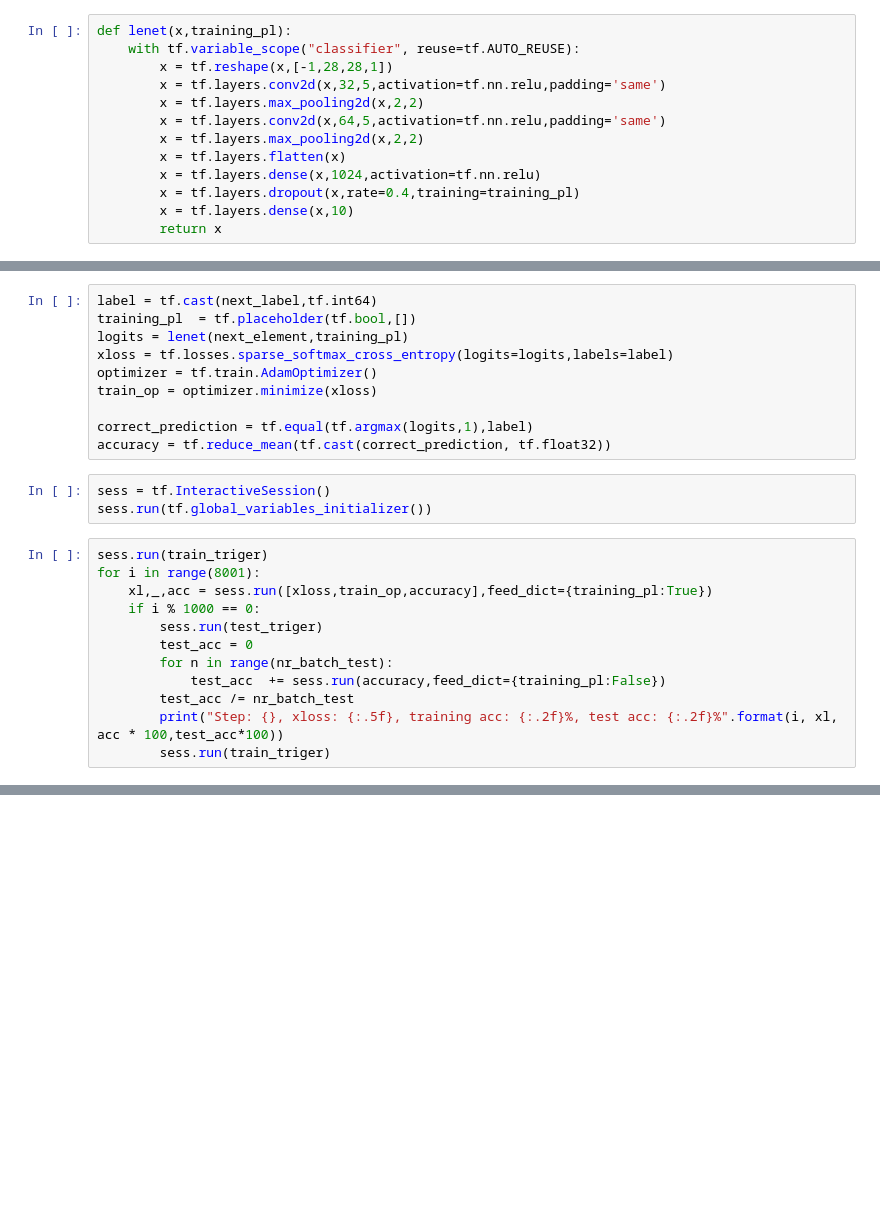
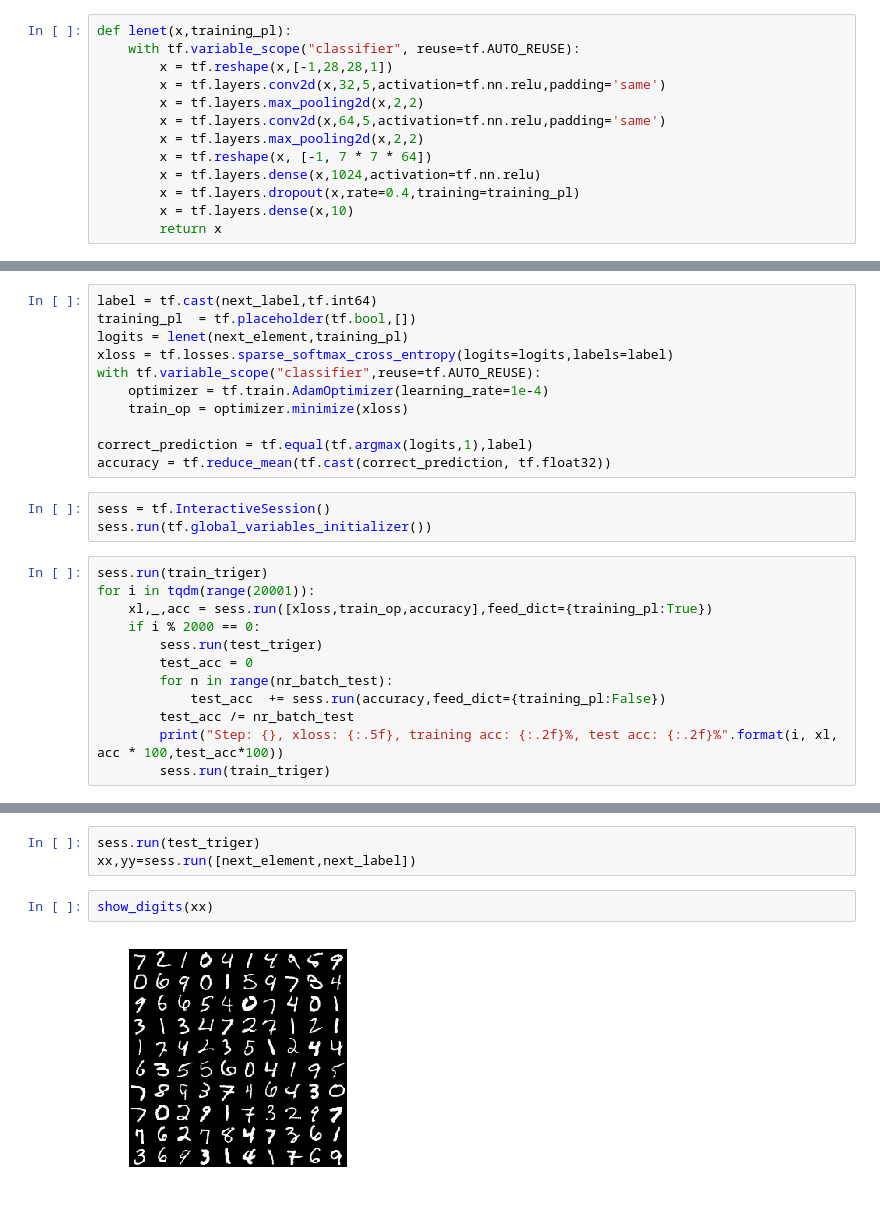
Before and after one commit to bruno-31/toy_ssl, a Jupyter notebook: mnsit-net.ipynb, the cells around one changed output, grey strips where cells are left out. Cells and saved outputs as stored; diff of their text form; blank space fills up the shorter version.

```diff
--- a/mnsit-net.ipynb
+++ b/mnsit-net.ipynb
@@ -79,7 +77,7 @@ def lenet(x,training_pl):
         x = tf.layers.max_pooling2d(x,2,2)
         x = tf.layers.conv2d(x,64,5,activation=tf.nn.relu,padding='same')
         x = tf.layers.max_pooling2d(x,2,2)
-        x = tf.layers.flatten(x)
+        x = tf.reshape(x, [-1, 7 * 7 * 64])
         x = tf.layers.dense(x,1024,activation=tf.nn.relu)
         x = tf.layers.dropout(x,rate=0.4,training=training_pl)
         x = tf.layers.dense(x,10)
@@ -93,8 +87,9 @@ label = tf.cast(next_label,tf.int64)
 training_pl  = tf.placeholder(tf.bool,[])
 logits = lenet(next_element,training_pl)
 xloss = tf.losses.sparse_softmax_cross_entropy(logits=logits,labels=label)
-optimizer = tf.train.AdamOptimizer()
-train_op = optimizer.minimize(xloss)
+with tf.variable_scope("classifier",reuse=tf.AUTO_REUSE):
+    optimizer = tf.train.AdamOptimizer(learning_rate=1e-4)
+    train_op = optimizer.minimize(xloss)
 
 correct_prediction = tf.equal(tf.argmax(logits,1),label)
 accuracy = tf.reduce_mean(tf.cast(correct_prediction, tf.float32))
@@ -103,9 +98,9 @@ sess = tf.InteractiveSession()
 sess.run(tf.global_variables_initializer())
 # %%
 sess.run(train_triger)
-for i in range(8001):
+for i in tqdm(range(20001)):
     xl,_,acc = sess.run([xloss,train_op,accuracy],feed_dict={training_pl:True})
-    if i % 1000 == 0:
+    if i % 2000 == 0:
         sess.run(test_triger)
         test_acc = 0
         for n in range(nr_batch_test):
@@ -125,0 +124,7 @@ Step: 8000, xloss: 0.00000, training acc: 100.00%, test acc: 86.73%
+# %%
+sess.run(test_triger)
+xx,yy=sess.run([next_element,next_label])
+# %%
+show_digits(xx)
+# %% [output]
+[figure, added]
```
Also changed, not shown: parts of 6 cells of this notebook, 1 other file.
